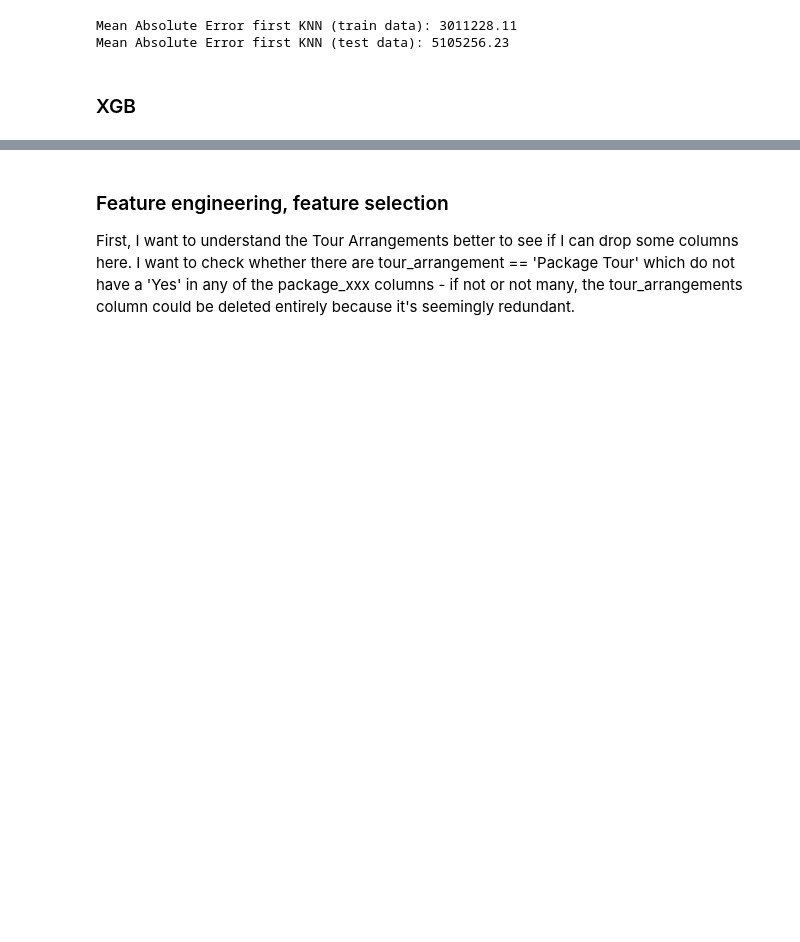
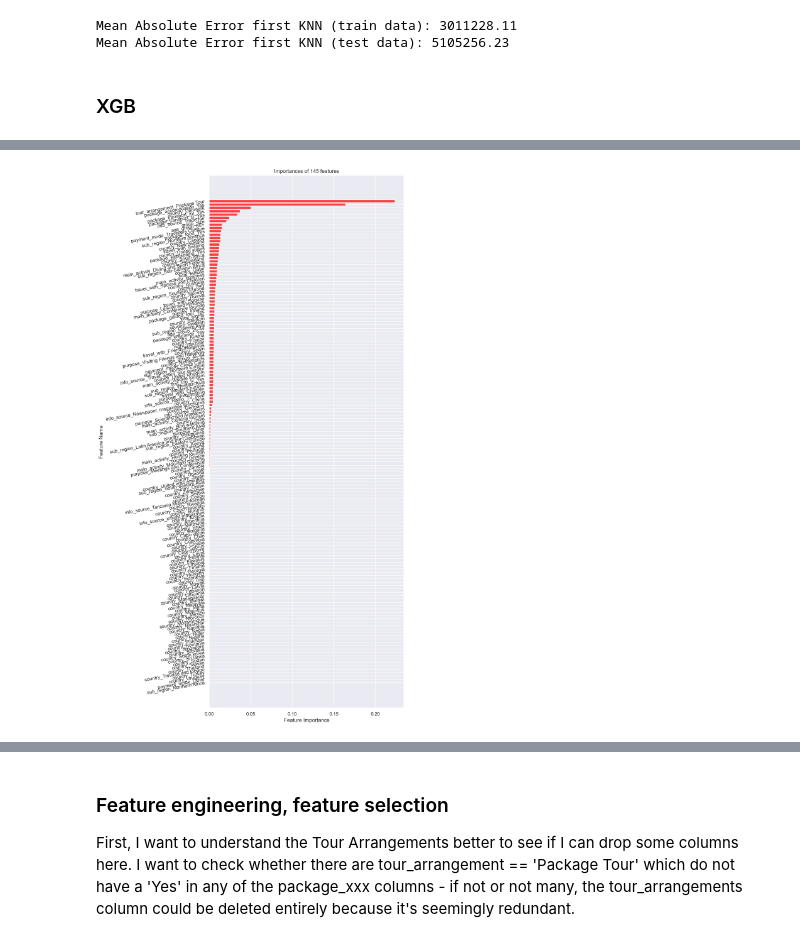
Before and after one commit to scheinmensch/Tanzania_Tourism_Prediction, a Jupyter notebook: Model.ipynb, the cells around one changed output, grey strips where cells are left out. Drawn from its saved outputs; the diff is of its cells as text; code cells hidden in the pictures; blank space fills up the shorter version.

Commit message:
final model

```diff
--- a/Model.ipynb
+++ b/Model.ipynb
@@ -198,7 +198,7 @@ First I'll make some more adjustments on the dataset - some of them we already s
 
 # function to handle missing data and to make some adjustments in the data set
 
-def adjustments1(df):
+def adjustments(df):
     # fill NaN total_male/total_female with 0
     df['total_male'] = df['total_male'].fillna(0)
     df['total_female'] = df['total_female'].fillna(0)
@@ -244,5 +244,5 @@ def adjustments1(df):
     return df
 # %%
 # apply to train and test data
-train_model = adjustments1(train)
-test_model = adjustments1(test)
+train_model = adjustments(train)
+test_model = adjustments(test)
@@ -463,7 +426,7 @@ Mean Absolute Error first KNN (test data): 5105256.23
 
 pipe_xgb = Pipeline([
     ('preprocessor', preprocessor),
-    ('xgb', XGBRegressor())
+    ('xgb', XGBRegressor(subsample= 0.7, n_estimators= 50, min_child_weight= 2, max_depth= 9, learning_rate= 0.05, colsample_bytree= 0.6))
 ])
 
 # cross validate
@@ -490,0 +552,21 @@ We now have to reduce the noise in the data set and start with
+# %%
+encoded_cat_features = pipe_xgb['preprocessor'].transformers_[1][1]\
+    ['1hot'].get_feature_names_out(cat_features)
+feature_names = np.insert(encoded_cat_features,0, num_features)
+importances = pipe_xgb.steps[1][1].feature_importances_
+sorted_indices = sorted(range(len(importances)), key=lambda i: importances[i], reverse=True)
+sorted_feature_names = [feature_names[i] for i in sorted_indices]
+sorted_importances = [importances[i] for i in sorted_indices]
+num_features_to_display = len(importances)
+top_feature_names = sorted_feature_names[:num_features_to_display]
+top_importances = sorted_importances[:num_features_to_display]
+plt.figure(figsize=(8, 22))
+plt.barh(top_feature_names, top_importances, color='#f94144')
+plt.xlabel('Feature Importance')
+plt.ylabel('Feature Name')
+plt.yticks(rotation=10)
+plt.title('Importances of {} features'.format(num_features_to_display))
+plt.gca().invert_yaxis()
+plt.show();
+# %% [output]
+[figure, added]
```
Also changed, not shown: parts of 45 cells of this notebook.
